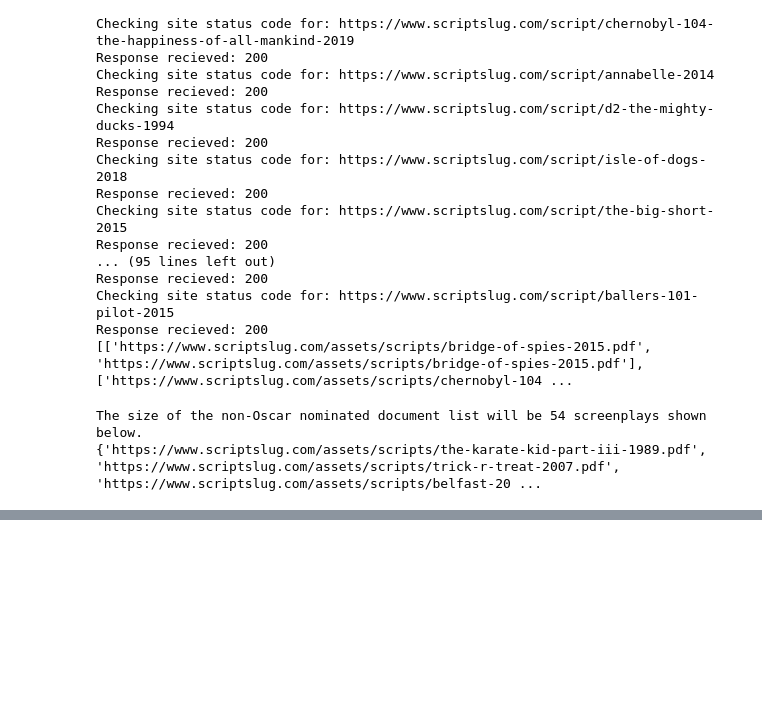
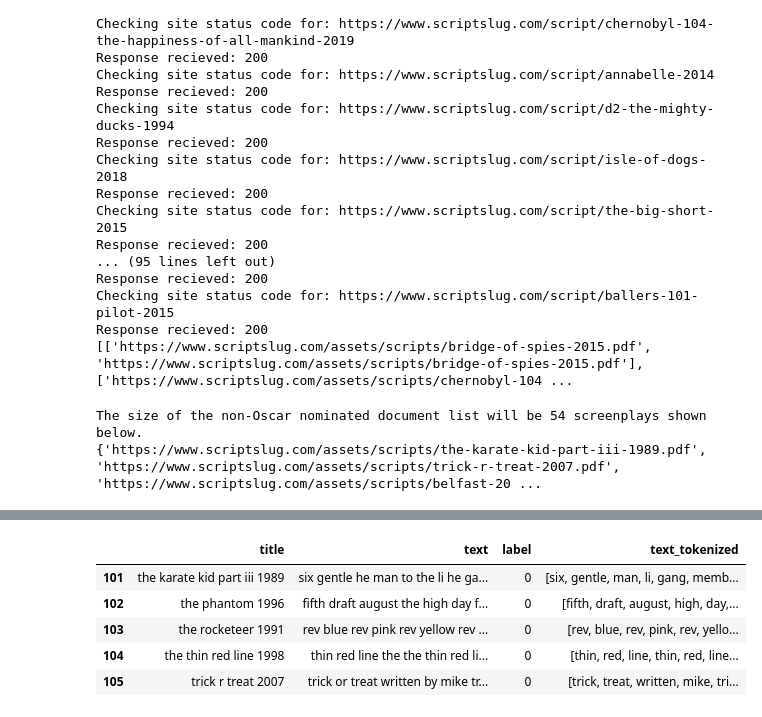
Before and after one commit to JagrajGill/ScreenplayEmotionDetection, a Jupyter notebook: A3_Jagraj_Gill.ipynb, the cells around one changed output, grey strips where cells are left out. Saved outputs shown, nothing was run; the diff lists cells and outputs as text; code cells hidden in the pictures; blank space fills up the shorter version.

```diff
--- a/A3_Jagraj_Gill.ipynb
+++ b/A3_Jagraj_Gill.ipynb
@@ -389,0 +450,17 @@ for idx, filename in enumerate(files):
+# %%
+#tokenization
+from nltk import word_tokenize
+response_df_merged=response_df_merged.fillna('')
+
+response_df_merged['text_tokenized'] = response_df_merged['text'].apply(word_tokenize)
+# %%
+#removing stopwords
+from nltk.corpus import stopwords
+stop = stopwords.words('english')
+
+response_df_merged['text_tokenized']=response_df_merged['text_tokenized'].apply(lambda x: [item for item in x if item not in stop])
+# %%
+#lemmatization
+from nltk.stem.wordnet import WordNetLemmatizer
+lemmatizer = WordNetLemmatizer()
+response_df_merged['text_tokenized']=response_df_merged['text_tokenized'].apply(lambda x:[lemmatizer.lemmatize(word) for word in x])
@@ -389,0 +470,12 @@ for idx, filename in enumerate(files):
+# %%
+#removing Arrival-2016 as corpus size is not adequate
+response_df_merged = response_df_merged.drop(response_df_merged.index[3]).reset_index(drop=True)
+# %%
+response_df_merged.tail(5)
+# %% [output]
+|  | title | text | label | text_tokenized |
+| 101 | the karate kid part iii 1989 | six gentle he man to the li he ga... | 0 | [six, gentle, man, li, gang, memb... |
+| 102 | the phantom 1996 | fifth draft august the high day f... | 0 | [fifth, draft, august, high, day,... |
+| 103 | the rocketeer 1991 | rev blue rev pink rev yellow rev ... | 0 | [rev, blue, rev, pink, rev, yello... |
+| 104 | the thin red line 1998 | thin red line the the thin red li... | 0 | [thin, red, line, thin, red, line... |
+| 105 | trick r treat 2007 | trick or treat written by mike tr... | 0 | [trick, treat, written, mike, tri... |
```
Also changed, not shown: parts of 22 cells of this notebook.
